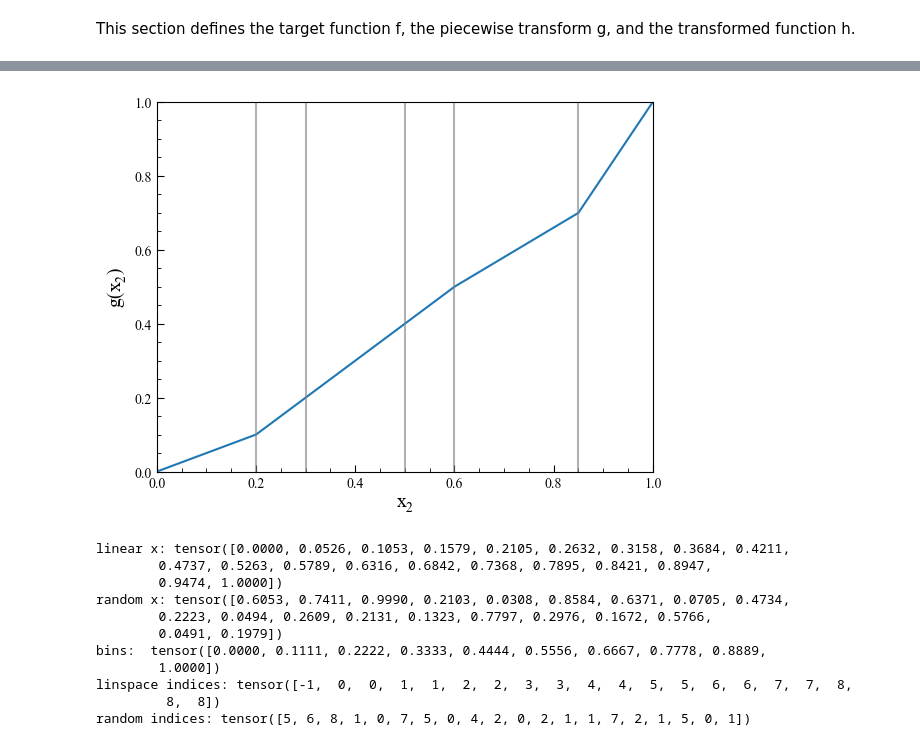
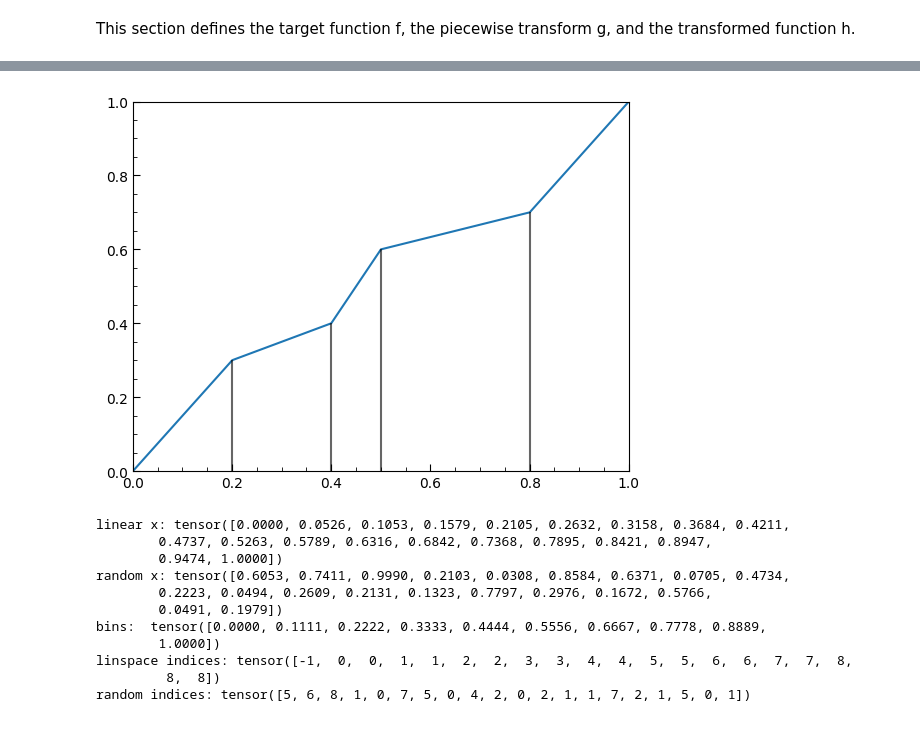
Before and after one commit to alracey/level4-project, a Jupyter notebook: piecewise_linear_pytorch_2d_opt_bins.ipynb, the cells around one changed output, grey strips where cells are left out. Saved outputs shown, nothing was run; the diff lists cells and outputs as text; code cells hidden in the pictures.

Commit message:
presentation plotting

```diff
--- a/piecewise_linear_pytorch_2d_opt_bins.ipynb
+++ b/piecewise_linear_pytorch_2d_opt_bins.ipynb
@@ -147,12 +130,14 @@ def plot_g(params, bins, dim, display_bins):
 
   ax.plot(x_plot[dim].cpu(), g_plot[dim].cpu())
 
+  bin_plot_edges = bins[dim][1:-1]
+  bin_plot_heights = params[dim]
+
   if display_bins == True:
-    for b in bins[dim][1:-1]:
-      ax.axvline(b.item(), color="gray", alpha=0.6)
+      ax.vlines(bin_plot_edges, ymin=0, ymax=bin_plot_heights, colors="black", alpha=0.6)
 
-  ax.set_xlabel(f"$x_{dim+1}$", fontsize=14)
-  ax.set_ylabel(f"$g(x_{dim+1})$", fontsize=14)
+  #ax.set_xlabel(f"$x_{dim+1}$", fontsize=14)
+  #ax.set_ylabel(f"$g(x_{dim+1})$", fontsize=14)
 
   ax.set_xlim(0.0, 1.0)
   ax.set_ylim(0.0, 1.0)
@@ -165,14 +150,16 @@ def plot_g(params, bins, dim, display_bins):
 # %%
 #testing
 
-test_params = torch.tensor([[0.2, 0.3, 0.5, 0.7, 0.8],
-                      [0.1, 0.2, 0.4, 0.5, 0.7]], device='cpu')
 
-test_bins = torch.tensor([0, 0.2, 0.3, 0.5, 0.6, 0.85, 1]).repeat(D, 1)
+
+test_params = torch.tensor([[0.2, 0.3, 0.5, 0.7],
+                      [0.3, 0.4, 0.6, 0.7]], device='cpu')
+
+test_bins = torch.tensor([0, 0.2, 0.4, 0.5, 0.8, 1]).repeat(D, 1)
 
 plot_g(test_params, test_bins, dim=1, display_bins=True)
 # %% [output]
-[figure, old version]
+[figure, new version]
 # %%
 #debugging
 
```
Also changed, not shown: parts of 2 cells of this notebook.
